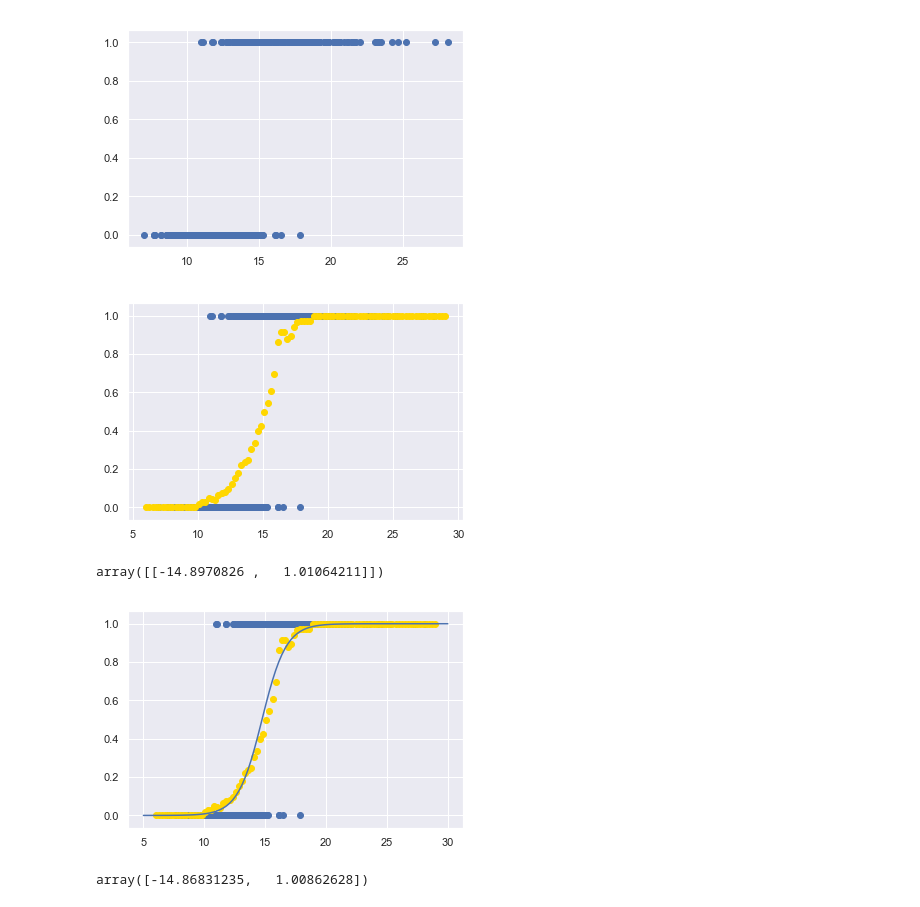
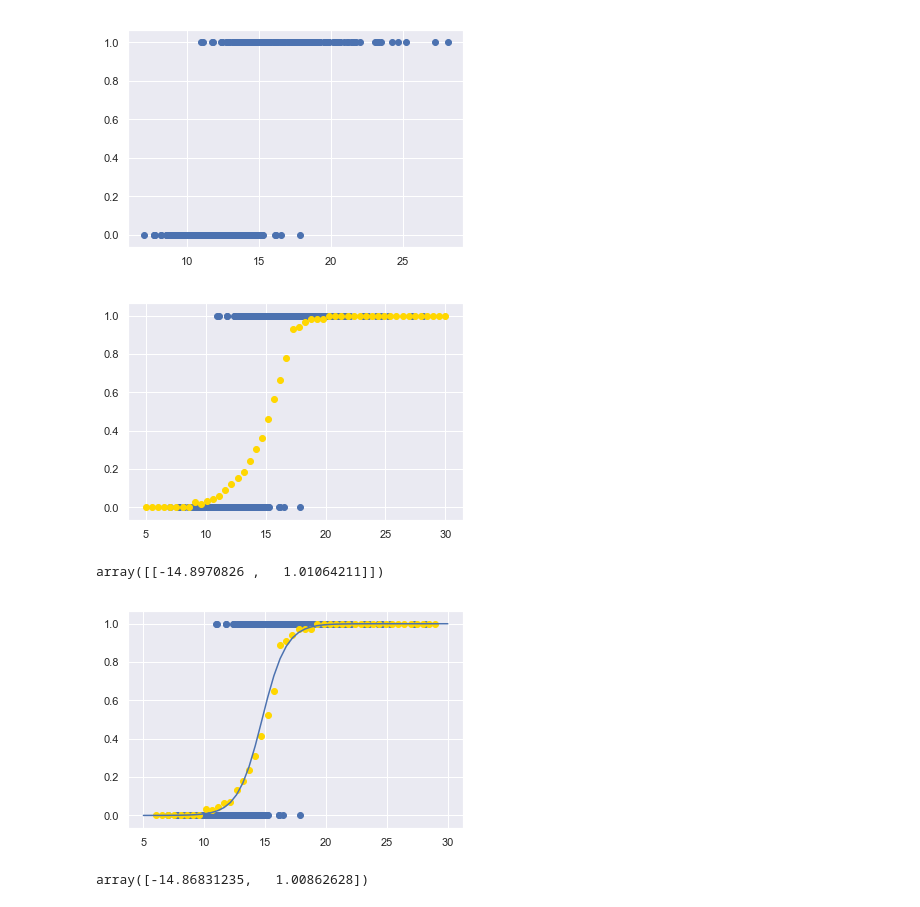
Before and after one commit to zhugeyicixin/DataSci200, a Jupyter notebook: lectures/lec19/classification.ipynb, the cells around one changed output. Cells and saved outputs as stored; diff of their text form; code cells hidden in the pictures.

```diff
--- a/lectures/lec19/classification.ipynb
+++ b/lectures/lec19/classification.ipynb
@@ -187,12 +188,12 @@ plt.scatter(train['mean radius'], train['malignant']);
 # %% [output]
 [figure]
 # %%
-radii = np.linspace(5, 30, 100)
-averages = [np.average(train[np.abs(train['mean radius']-r)<1]['malignant']) for r in radii]
+radii = np.linspace(5, 30, 50)
+averages = [np.average(train[np.abs(train['mean radius']-r)<2]['malignant']) for r in radii]
 plt.scatter(train['mean radius'], train['malignant']);
 plt.scatter(radii, averages, color='gold');
 # %% [output]
-[figure, old version]
+[figure, new version]
 # %%
 def features(t):
     return t[['bias', 'mean radius']].values.T
@@ -210,7 +211,7 @@ plt.scatter(train['mean radius'], train['malignant']);
 plt.scatter(radii, averages, color='gold');
 plt.plot(radii, sigma(model.coef_[0,0] + radii * model.coef_[0,1]));
 # %% [output]
-[figure, old version]
+[figure, new version]
 # %%
 beta = logistic_regression(x_train, y_train)
 beta
```
Also changed, not shown: parts of 7 cells of this notebook.
